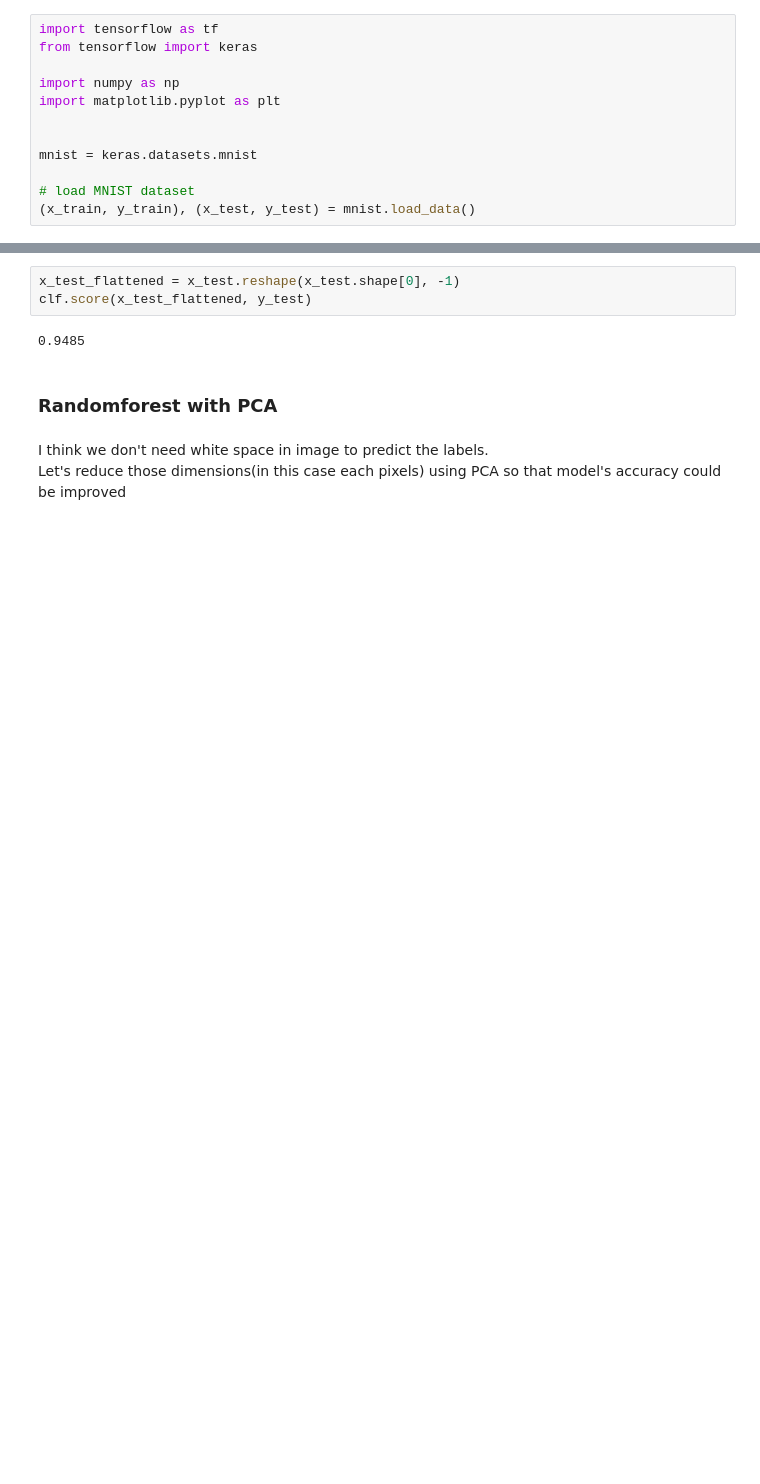
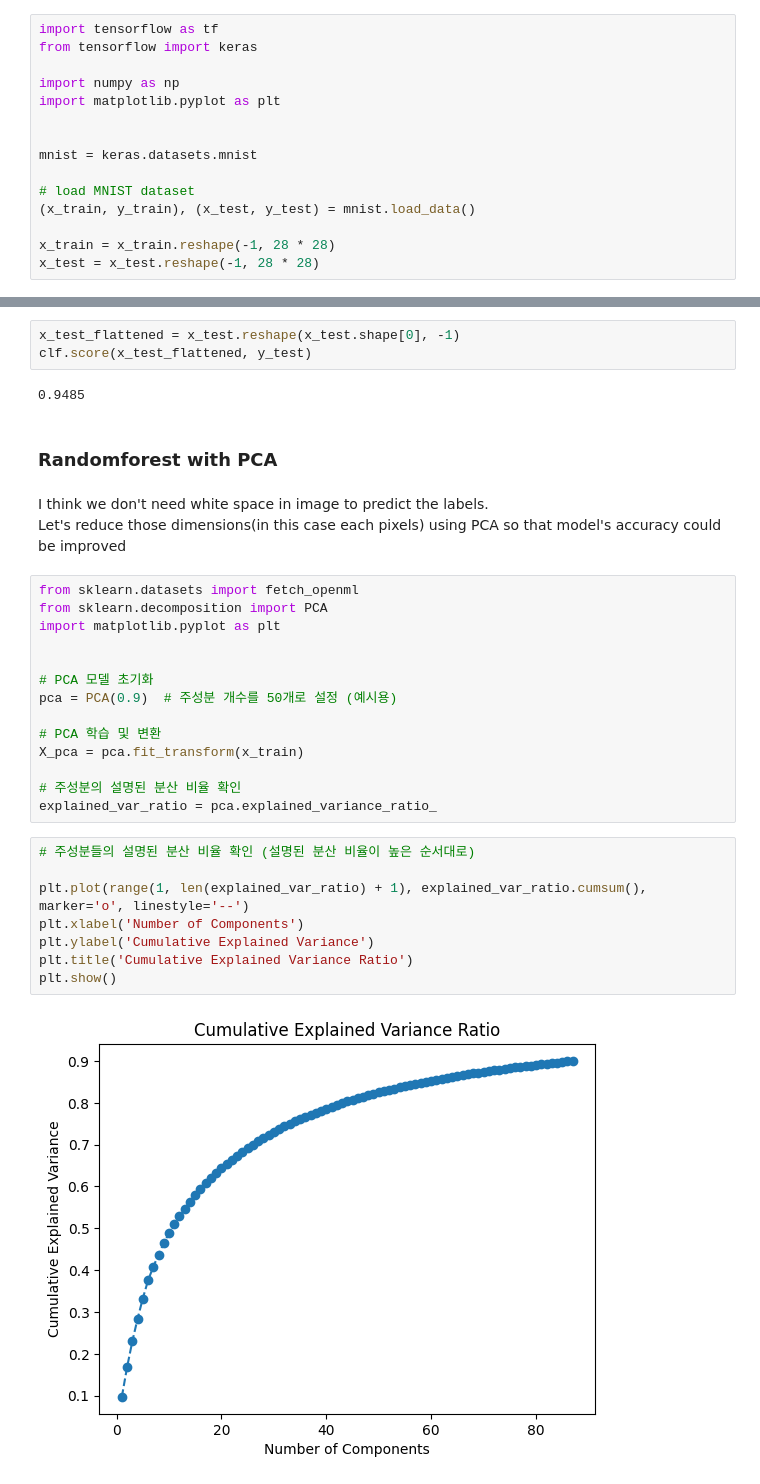
Before and after one commit to Pippeloo/DataScience-Paper, a Jupyter notebook: P3-Delivarable/mnist/minst-pca-RF.ipynb, the cells around one changed output, grey strips where cells are left out. Saved outputs shown, nothing was run; the diff lists cells and outputs as text; blank space fills up the shorter version.

```diff
--- a/P3-Delivarable/mnist/minst-pca-RF.ipynb
+++ b/P3-Delivarable/mnist/minst-pca-RF.ipynb
@@ -10,3 +10,6 @@ mnist = keras.datasets.mnist
 
 # load MNIST dataset
 (x_train, y_train), (x_test, y_test) = mnist.load_data()
+
+x_train = x_train.reshape(-1, 28 * 28)
+x_test = x_test.reshape(-1, 28 * 28)
@@ -73,3 +71,27 @@ clf.score(x_test_flattened, y_test)
 # %% [markdown]
 I think we don't need white space in image to predict the labels.
 Let's reduce those dimensions(in this case each pixels) using PCA so that model's accuracy could be improved
+# %%
+from sklearn.datasets import fetch_openml
+from sklearn.decomposition import PCA
+import matplotlib.pyplot as plt
+
+
+# PCA 모델 초기화
+pca = PCA(0.9)  # 주성분 개수를 50개로 설정 (예시용)
+
+# PCA 학습 및 변환
+X_pca = pca.fit_transform(x_train)
+
+# 주성분의 설명된 분산 비율 확인
+explained_var_ratio = pca.explained_variance_ratio_
+# %%
+# 주성분들의 설명된 분산 비율 확인 (설명된 분산 비율이 높은 순서대로)
+
+plt.plot(range(1, len(explained_var_ratio) + 1), explained_var_ratio.cumsum(), marker='o', linestyle='--')
+plt.xlabel('Number of Components')
+plt.ylabel('Cumulative Explained Variance')
+plt.title('Cumulative Explained Variance Ratio')
+plt.show()
+# %% [output]
+[figure, added]
```
Also changed, not shown: parts of 5 cells of this notebook.
